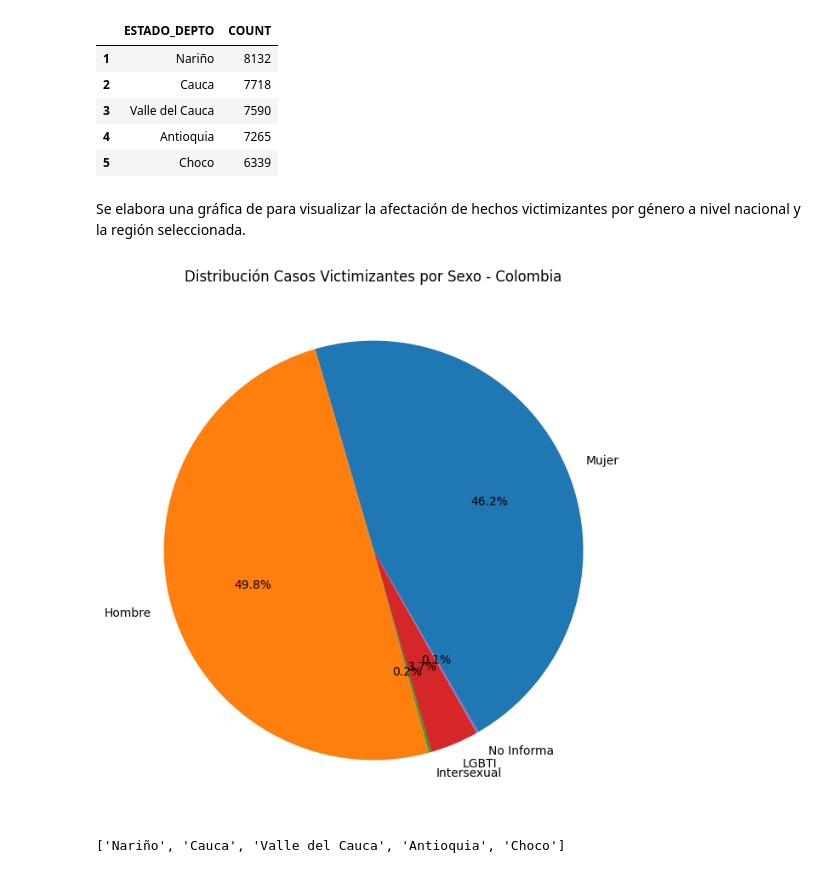
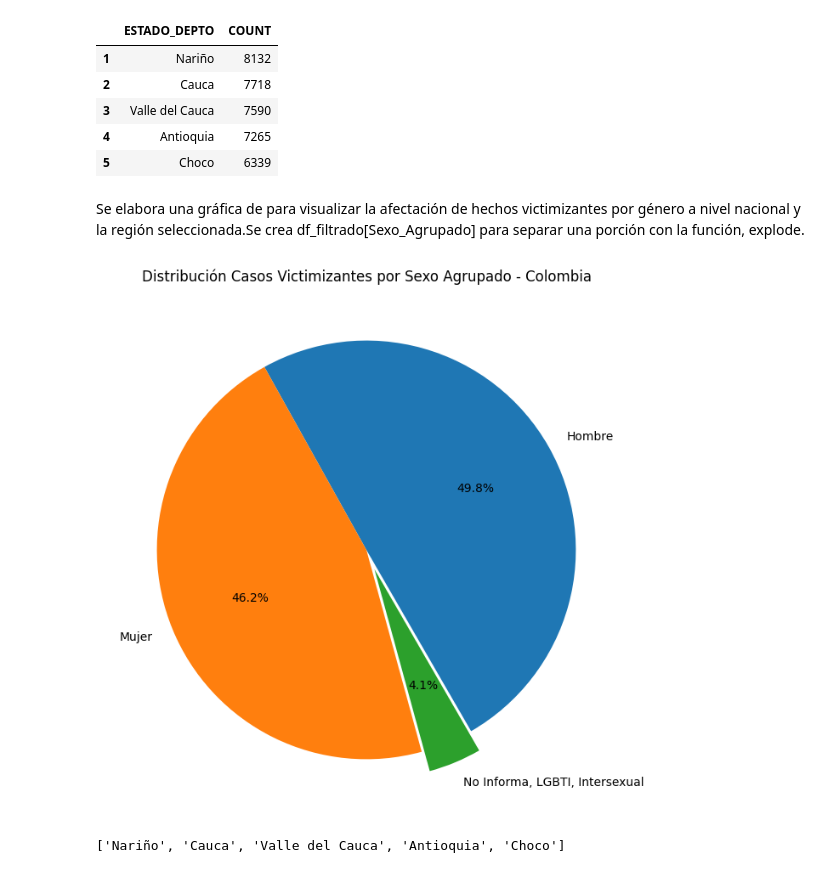
Before and after one commit to oviedokaren19/bc_G3_analisis_victimas, a Jupyter notebook: rama_nueva/sprint2.ipynb, the cells around one changed output. Cells and saved outputs as stored; diff of their text form; code cells hidden in the pictures.

```diff
--- a/rama_nueva/sprint2.ipynb
+++ b/rama_nueva/sprint2.ipynb
@@ -92,18 +104,22 @@ display(top_estados.head(6)[1:])
 | 4 | Antioquia | 7265 |
 | 5 | Choco | 6339 |
 # %% [markdown]
-Se elabora una gráfica de para visualizar la afectación de hechos victimizantes por género a nivel nacional y la región seleccionada.
+Se elabora una gráfica de para visualizar la afectación de hechos victimizantes por género a nivel nacional y la región seleccionada.Se crea df_filtrado[Sexo_Agrupado] para separar una porción con la función, explode.
 # %%
-conteo_sexo = df_filtrado['SEXO'].value_counts()
-conteo_sexo = conteo_sexo.sample(frac=1, random_state=64)
-explode = [0.1 if sex == conteo_sexo.index[0] else 0 for sex in conteo_sexo.index]
+df_filtrado['SEXO_AGRUPADO'] = df_filtrado['SEXO'].apply(lambda x: 'No Informa, LGBTI, Intersexual' if x not in ['Hombre', 'Mujer'] else x)
+
+conteo_sexo_agrupado = df_filtrado['SEXO_AGRUPADO'].value_counts()
+
+explode = [0.1 if sex == 'No Informa, LGBTI, Intersexual' else 0 for sex in conteo_sexo_agrupado.index]
+
+# Plot the pie chart
 plt.figure(figsize=(8, 8))
-conteo_sexo.plot.pie(autopct='%1.1f%%', startangle=300)
-plt.title('Distribución Casos Victimizantes por Sexo - Colombia')
+conteo_sexo_agrupado.plot.pie(autopct='%1.1f%%', startangle=300, explode=explode)
+plt.title('Distribución Casos Victimizantes por Sexo Agrupado - Colombia')
 plt.ylabel('')
 plt.show()
 # %% [output]
-[figure, old version]
+[figure, new version]
 # %%
 top_estados_list = top_estados['ESTADO_DEPTO'].tolist()
 display(top_estados_list[1:6])
```
Also changed, not shown: parts of 3 cells of this notebook.
